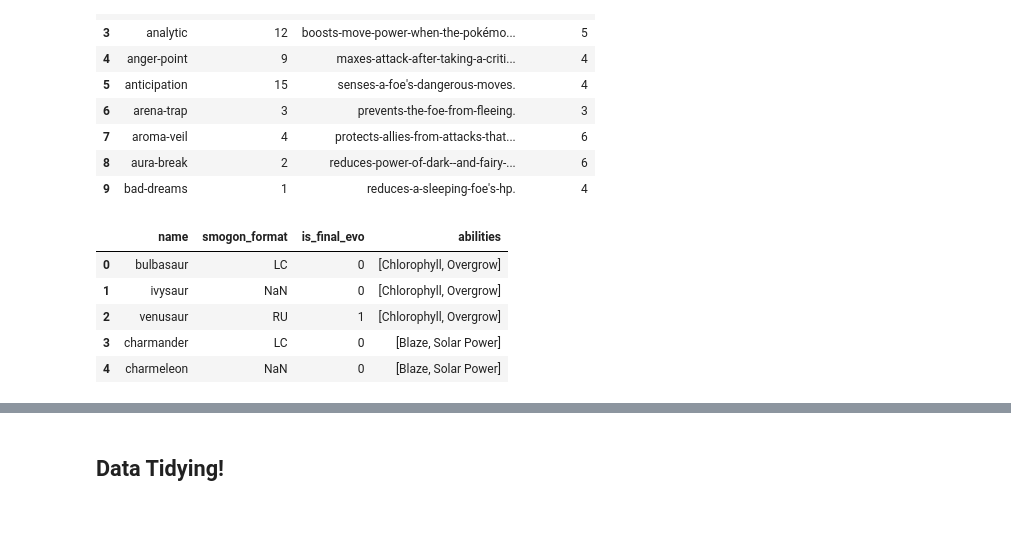
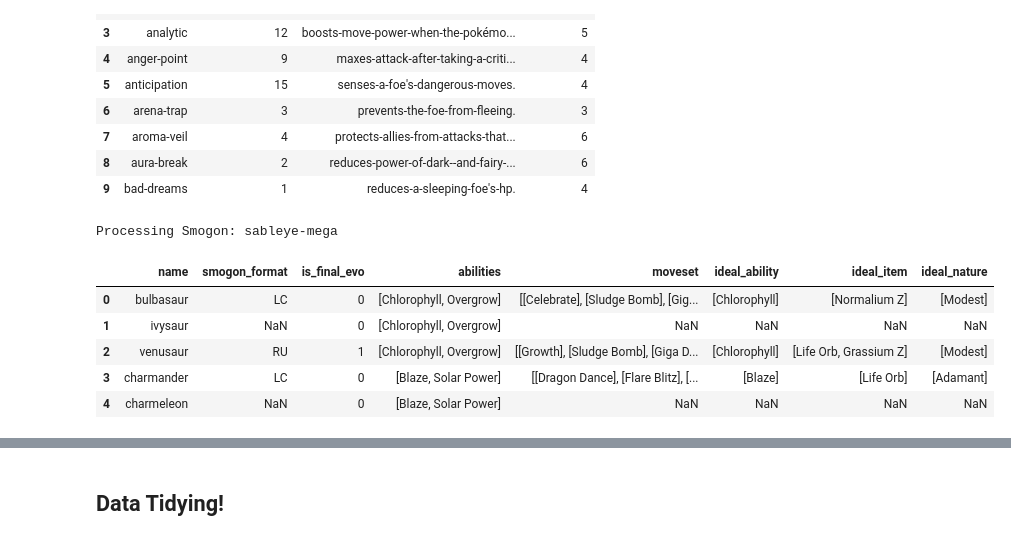
Before and after one commit to icookfood/poke-viz-2019, a Jupyter notebook: jjubilee.githubprojects.pokemonviz DRAFT.ipynb, the cells around one changed output, grey strips where cells are left out. Cells and saved outputs as stored; diff of their text form; code cells hidden in the pictures.

```diff
--- a/jjubilee.githubprojects.pokemonviz DRAFT.ipynb
+++ b/jjubilee.githubprojects.pokemonviz DRAFT.ipynb
@@ -193,8 +233,0 @@ script_string = soup.find('script').string
-# %%
-script_string = script_string.strip()
-script_string = script_string.replace('dexSettings = ', '')
-
-load = json.loads(script_string)
-load.keys()
-load = load['injectRpcs'][1][1]
-smogon_pokemon = load['pokemon']
@@ -201,34 +236,69 @@ smogon_pokemon = load['pokemon']
 # %%
-if NEW_CSV_FLAG:
-    smog_cols = ['name', 'smogon_format', 'is_final_evo', 'abilities']
+if NEW_CSV_FLAG == False:
+    smog_cols = ['name', 'smogon_format', 'is_final_evo', 'abilities', 'moveset',
+                 'ideal_ability', 'ideal_item', 'ideal_nature']
+
+    response = requests.get('http://smogon.com/dex/sm/pokemon')
+    soup = bs(response.text, 'html.parser')
+    script_string = soup.find('script').string
+    script_string = script_string.strip()
+    script_string = script_string.replace('dexSettings = ', '')
+    load = json.loads(script_string)
+    poke_load = load['injectRpcs'][1][1]
+    smogon_pokemon = poke_load['pokemon']
     df_smogon = pd.DataFrame(columns = smog_cols)
     for cur_poke in smogon_pokemon:
         try:
             name = cur_poke['name'].lower()
             smogon_format = np.nan
             is_final_evo = 1
+            response = requests.get('http://smogon.com/dex/sm/pokemon/' + name)
+            soup = bs(response.text, 'html.parser')
+            script_string = soup.find('script').string
+            script_string = script_string.strip()
+            script_string = script_string.replace('dexSettings = ', '')
+            load = json.loads(script_string)
+            # Make sure we don't overload the pokeAPI with requests!
+
+            time.sleep(0.6)
+            if DEBUG_FLAG:
+                clear_output()
+                print('Processing Smogon: ' + name)
+
+            try:
+                moves = load['injectRpcs'][2][1]['strategies'][0]['movesets'][0]['moveslots']
+                abil = load['injectRpcs'][2][1]['strategies'][0]['movesets'][0]['abilities']
+                item = load['injectRpcs'][2][1]['strategies'][0]['movesets'][0]['items']
+                nat = load['injectRpcs'][2][1]['strategies'][0]['movesets'][0]['natures']
+            except:
+                moves = np.nan
+                abil = np.nan
+                item = np.nan
+                nat = np.nan
+
             if (len(cur_poke['formats']) == 1):
                 smogon_format = cur_poke['formats'][0]
             if (len(cur_poke['oob']['evos']) != 0):
                 is_final_evo = 0
             abils = cur_poke['abilities']
-            entries = [name, smogon_format, is_final_evo, abils]
+            entries = [name, smogon_format, is_final_evo, abils, moves, abil, item, nat]
             new_pokemon = pd.Series(entries, index = smog_cols)
             df_smogon = df_smogon.append(new_pokemon, ignore_index = True)
         except:
             ;
     df_smogon.to_csv('smogon_tiers.csv')
 else:
 
     # Don't request from the API
     df_smogon = pd.read_csv('smogon_tiers.csv')
     df_smogon = df_smogon.loc[:, ~df_smogon.columns.str.contains('^Unnamed')]
 
 df_smogon.head(5)
 # %% [output]
+Processing Smogon: sableye-mega
-|  | name | smogon_format | is_final_evo | abilities |
-| 0 | bulbasaur | LC | 0 | [Chlorophyll, Overgrow] |
-| 1 | ivysaur | NaN | 0 | [Chlorophyll, Overgrow] |
-| 2 | venusaur | RU | 1 | [Chlorophyll, Overgrow] |
-| 3 | charmander | LC | 0 | [Blaze, Solar Power] |
-| 4 | charmeleon | NaN | 0 | [Blaze, Solar Power] |
+|  | name | smogon_format | is_final_evo | abilities | moveset | ideal_ability | ideal_item | ideal_nature |
+| 0 | bulbasaur | LC | 0 | [Chlorophyll, Overgrow] | [[Celebrate], [Sludge Bomb], [Gig... | [Chlorophyll] | [Normalium Z] | [Modest] |
+| 1 | ivysaur | NaN | 0 | [Chlorophyll, Overgrow] | NaN | NaN | NaN | NaN |
+| 2 | venusaur | RU | 1 | [Chlorophyll, Overgrow] | [[Growth], [Sludge Bomb], [Giga D... | [Chlorophyll] | [Life Orb, Grassium Z] | [Modest] |
+| 3 | charmander | LC | 0 | [Blaze, Solar Power] | [[Dragon Dance], [Flare Blitz], [... | [Blaze] | [Life Orb] | [Adamant] |
+| 4 | charmeleon | NaN | 0 | [Blaze, Solar Power] | NaN | NaN | NaN | NaN |
```
Also changed, not shown: parts of 27 cells of this notebook, 2 other files.
